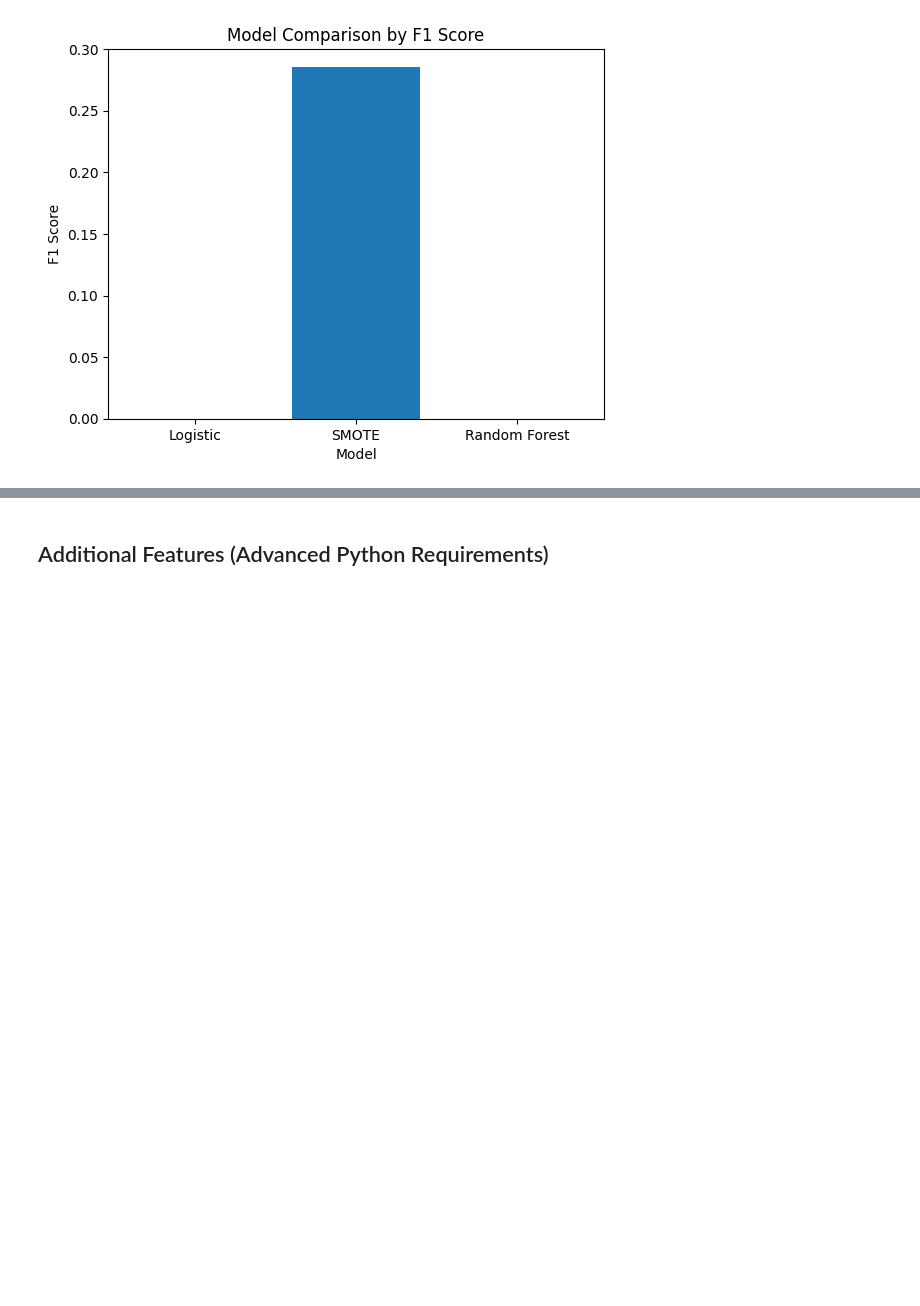
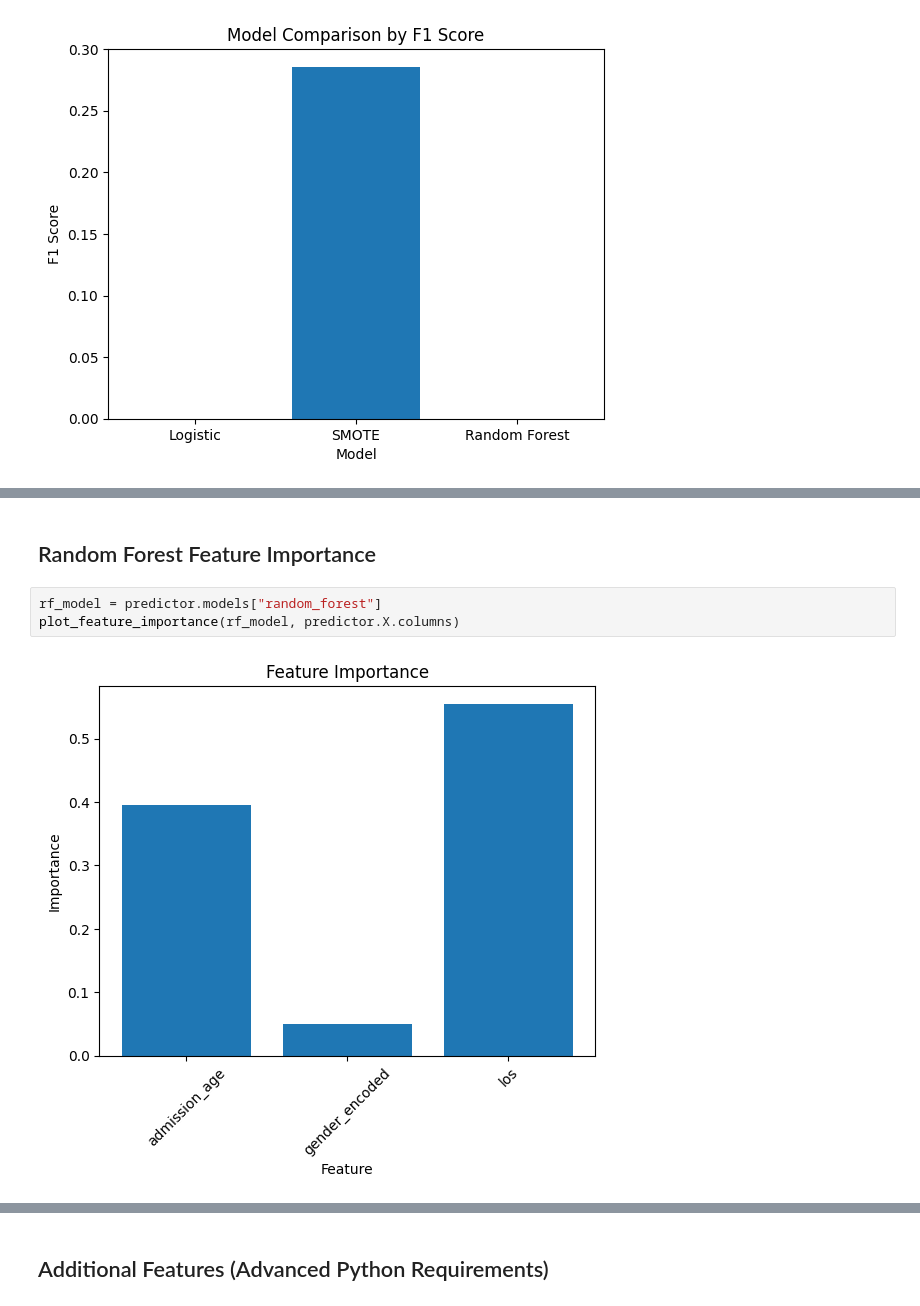
Before and after one commit to Yvvny/icu-mortality-prediction, a Jupyter notebook: main.ipynb, the cells around one changed output, grey strips where cells are left out. Drawn from its saved outputs; the diff is of its cells as text; blank space fills up the shorter version.

```diff
--- a/main.ipynb
+++ b/main.ipynb
@@ -157,0 +190,7 @@ plot_model_f1_scores(f1_scores)
+# %% [markdown]
+## Random Forest Feature Importance
+# %%
+rf_model = predictor.models["random_forest"]
+plot_feature_importance(rf_model, predictor.X.columns)
+# %% [output]
+[figure, added]
```
Also changed, not shown: parts of 8 cells of this notebook, 1 other file.
